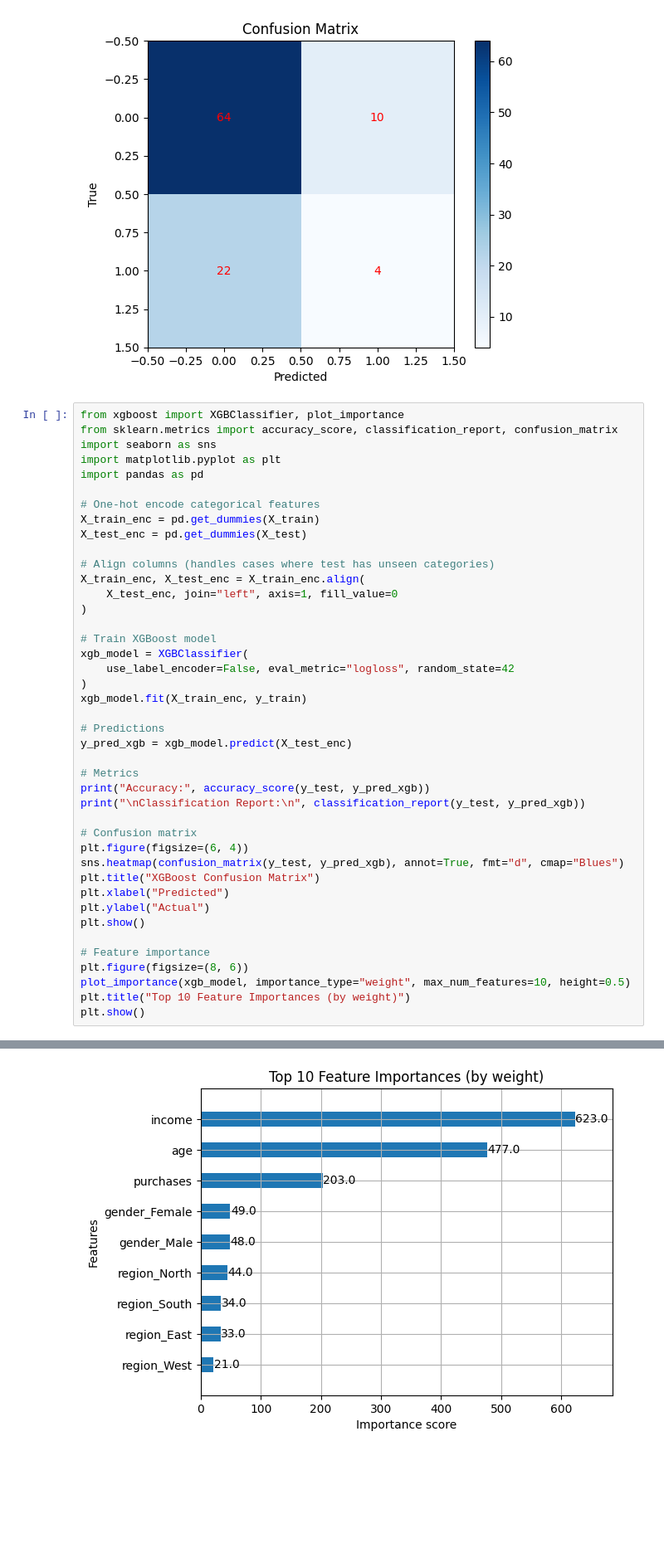
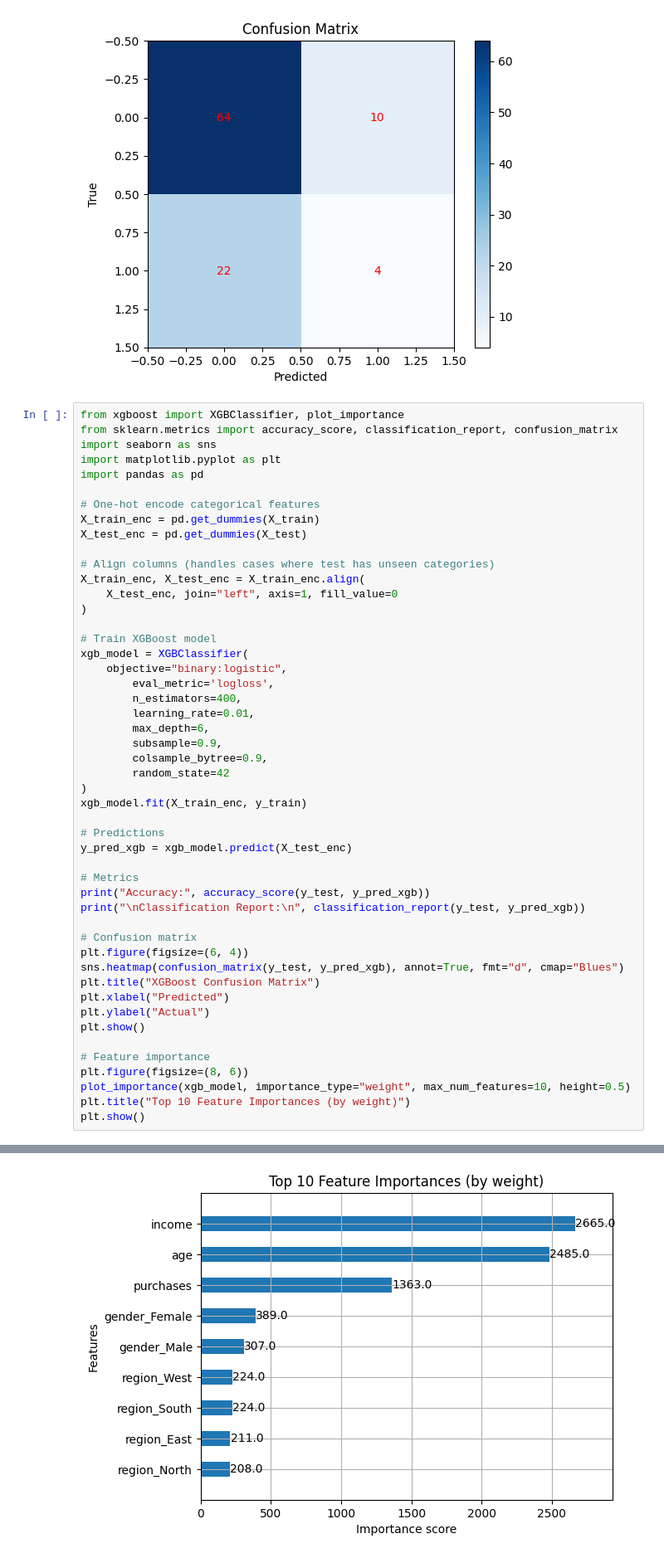
Before and after one commit to bha6kar/ml_base, a Jupyter notebook: eda_classification_notebook.ipynb, the cells around one changed output, grey strips where cells are left out. Shown: that part at 83% size. Cells and saved outputs as stored; diff of their text form; blank space fills up the shorter version.

```diff
--- a/eda_classification_notebook.ipynb
+++ b/eda_classification_notebook.ipynb
@@ -298,7 +299,14 @@ X_train_enc, X_test_enc = X_train_enc.align(
 
 # Train XGBoost model
 xgb_model = XGBClassifier(
-    use_label_encoder=False, eval_metric="logloss", random_state=42
+    objective="binary:logistic",
+        eval_metric='logloss',
+        n_estimators=400,
+        learning_rate=0.01,
+        max_depth=6,
+        subsample=0.9,
+        colsample_bytree=0.9,
+        random_state=42
 )
 xgb_model.fit(X_train_enc, y_train)
 
@@ -342 +347 @@ Parameters: { "use_label_encoder" } are not used.
-[figure, old version]
+[figure, new version]
```
Also changed, not shown: parts of 3 cells of this notebook, 1 other file.
